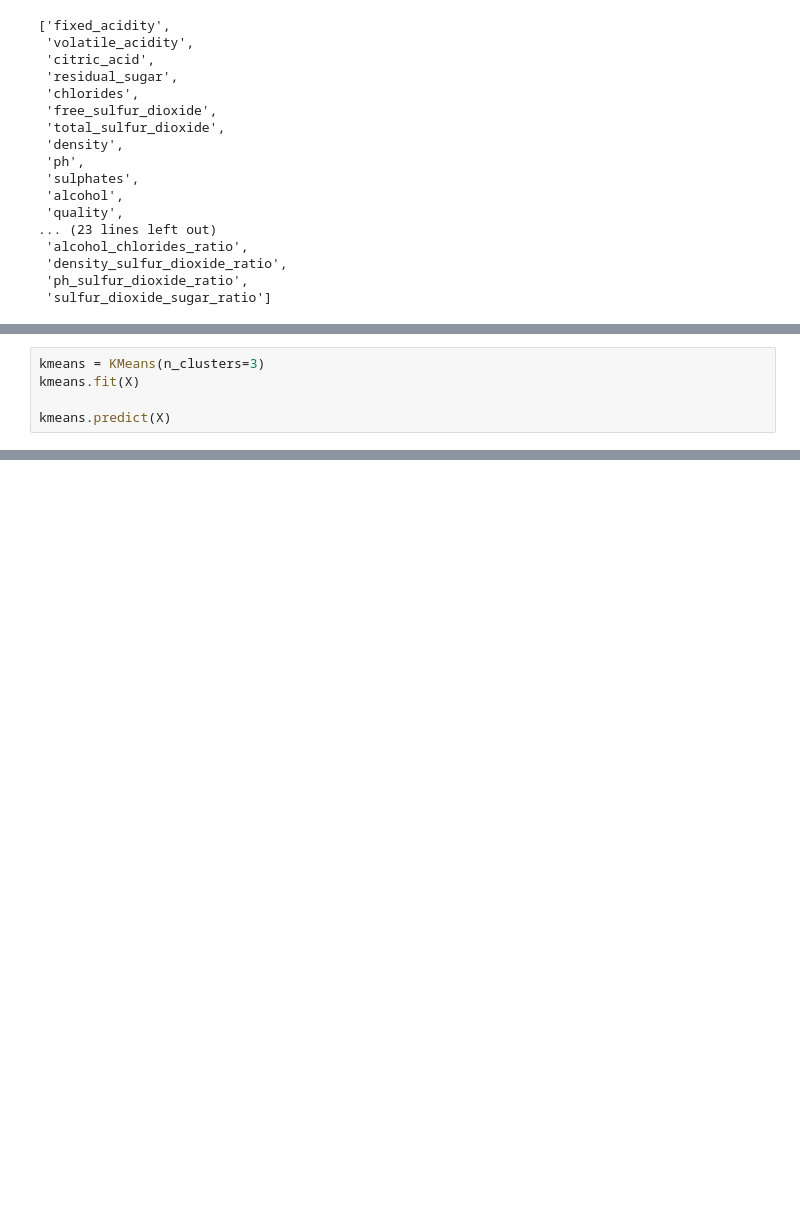
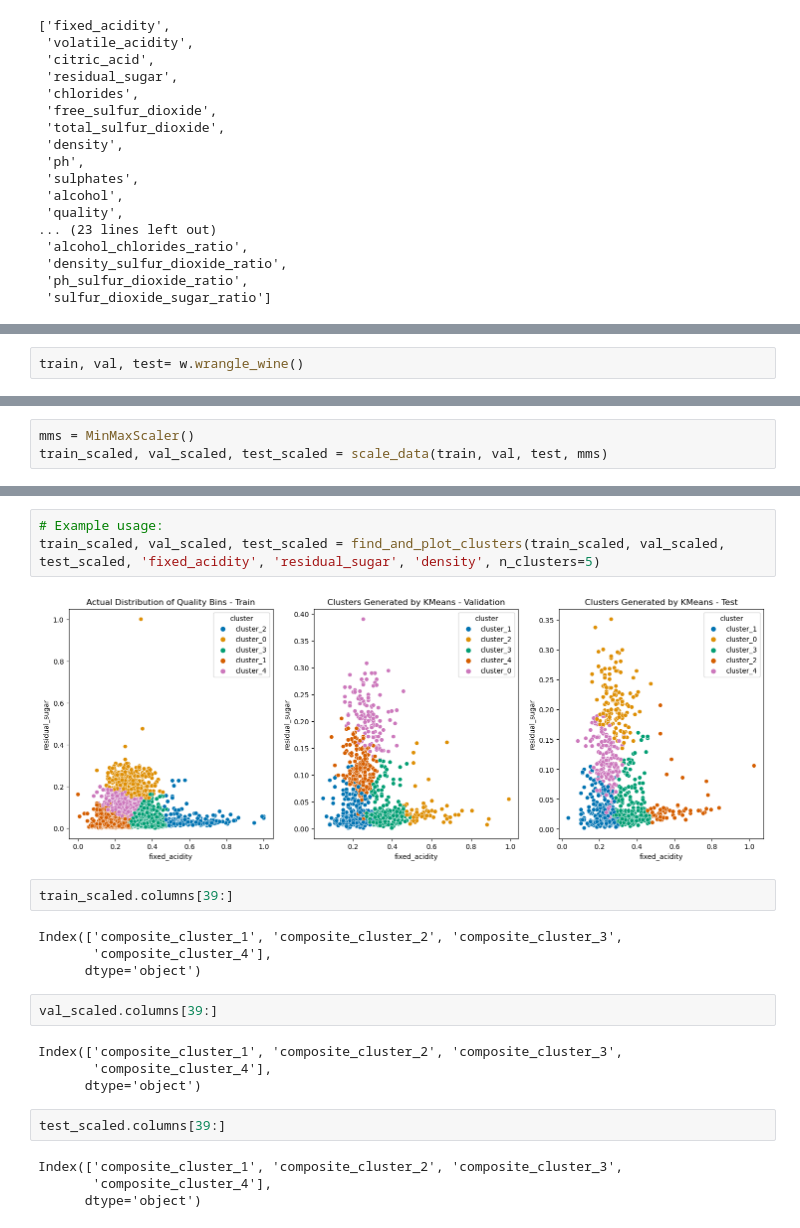
Before and after one commit to Marc-Aradillas/Wine_Project, a Jupyter notebook: explore_marc.ipynb, the cells around one changed output, grey strips where cells are left out. Cells and saved outputs as stored; diff of their text form; blank space fills up the shorter version.

```diff
--- a/explore_marc.ipynb
+++ b/explore_marc.ipynb
@@ -499,5 +496,0 @@ X = train[['petal_width', 'sepal_width']]b
-# %%
-kmeans = KMeans(n_clusters=3)
-kmeans.fit(X)
-
-kmeans.predict(X)
@@ -503,0 +510,2 @@ kmeans.predict(X)
+# %%
+train, val, test= w.wrangle_wine()
@@ -503,0 +566,3 @@ kmeans.predict(X)
+# %%
+mms = MinMaxScaler()
+train_scaled, val_scaled, test_scaled = scale_data(train, val, test, mms)
@@ -503,0 +672,23 @@ kmeans.predict(X)
+# %%
+# Example usage:
+train_scaled, val_scaled, test_scaled = find_and_plot_clusters(train_scaled, val_scaled, test_scaled, 'fixed_acidity', 'residual_sugar', 'density', n_clusters=5)
+# %% [output]
+[figure, added]
+# %%
+train_scaled.columns[39:]
+# %% [output]
+Index(['composite_cluster_1', 'composite_cluster_2', 'composite_cluster_3',
+       'composite_cluster_4'],
+      dtype='object')
+# %%
+val_scaled.columns[39:]
+# %% [output]
+Index(['composite_cluster_1', 'composite_cluster_2', 'composite_cluster_3',
+       'composite_cluster_4'],
+      dtype='object')
+# %%
+test_scaled.columns[39:]
+# %% [output]
+Index(['composite_cluster_1', 'composite_cluster_2', 'composite_cluster_3',
+       'composite_cluster_4'],
+      dtype='object')
```
Also changed, not shown: parts of 6 cells of this notebook, 4 other files.
